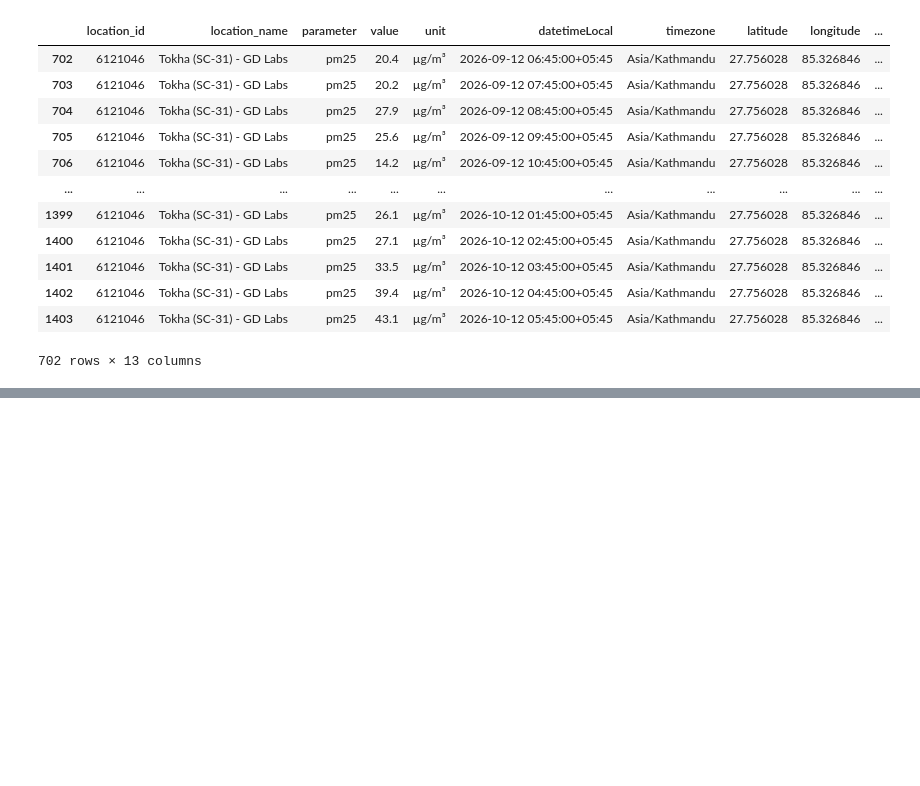
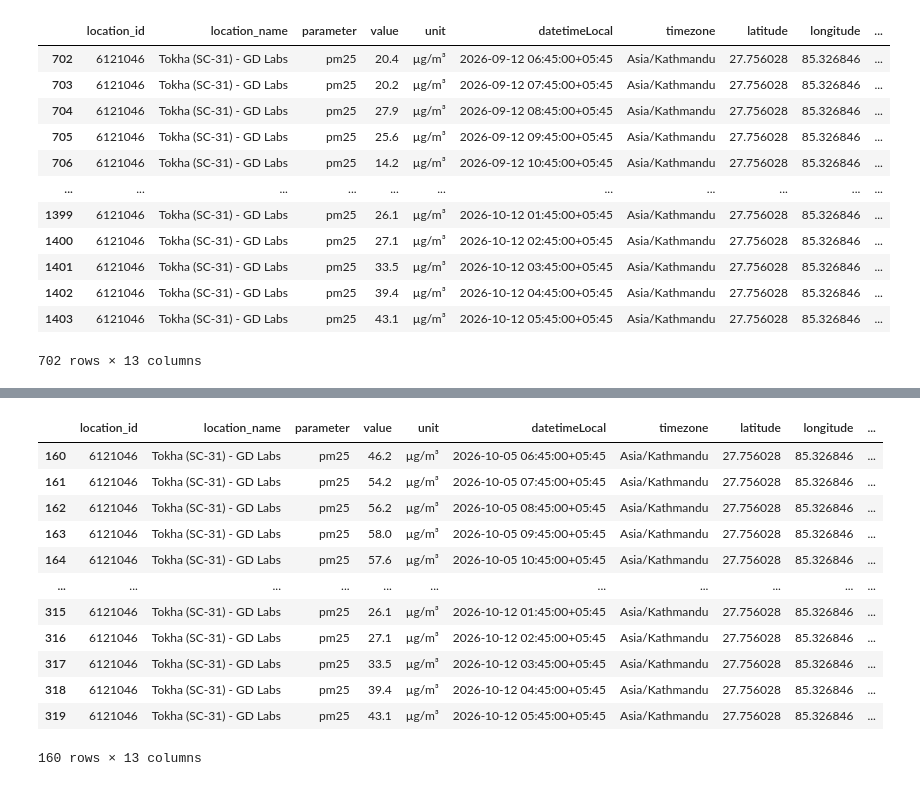
Before and after one commit to Laxmination/Kathmandu-PM2.5-Forecasting, a Jupyter notebook: OpenAQdatasetCleaning/Tokha data cleaning.ipynb, the cells around one changed output, grey strips where cells are left out. Drawn from its saved outputs; the diff is of its cells as text; code cells hidden in the pictures; blank space fills up the shorter version.

```diff
--- a/OpenAQdatasetCleaning/Tokha data cleaning.ipynb
+++ b/OpenAQdatasetCleaning/Tokha data cleaning.ipynb
@@ -208,0 +285,20 @@ cleaned1.to_csv('cleaned_TokhaLast30days.csv', index=False)
+# %%
+# seperating date and time
+cleaned2['datetimeLocal']=pd.to_datetime(cleaned2['datetimeLocal'])
+cleaned2['date']=cleaned2['datetimeLocal'].dt.date
+cleaned2['time']=cleaned2['datetimeLocal'].dt.strftime('%H:%M:%S')
+cleaned2
+# %% [output]
+|  | location_id | location_name | parameter | value | unit | datetimeLocal | timezone | latitude | longitude | ... |
+| 160 | 6121046 | Tokha (SC-31) - GD Labs | pm25 | 46.2 | µg/m³ | 2026-10-05 06:45:00+05:45 | Asia/Kathmandu | 27.756028 | 85.326846 | ... |
+| 161 | 6121046 | Tokha (SC-31) - GD Labs | pm25 | 54.2 | µg/m³ | 2026-10-05 07:45:00+05:45 | Asia/Kathmandu | 27.756028 | 85.326846 | ... |
+| 162 | 6121046 | Tokha (SC-31) - GD Labs | pm25 | 56.2 | µg/m³ | 2026-10-05 08:45:00+05:45 | Asia/Kathmandu | 27.756028 | 85.326846 | ... |
+| 163 | 6121046 | Tokha (SC-31) - GD Labs | pm25 | 58.0 | µg/m³ | 2026-10-05 09:45:00+05:45 | Asia/Kathmandu | 27.756028 | 85.326846 | ... |
+| 164 | 6121046 | Tokha (SC-31) - GD Labs | pm25 | 57.6 | µg/m³ | 2026-10-05 10:45:00+05:45 | Asia/Kathmandu | 27.756028 | 85.326846 | ... |
+| ... | ... | ... | ... | ... | ... | ... | ... | ... | ... | ... |
+| 315 | 6121046 | Tokha (SC-31) - GD Labs | pm25 | 26.1 | µg/m³ | 2026-10-12 01:45:00+05:45 | Asia/Kathmandu | 27.756028 | 85.326846 | ... |
+| 316 | 6121046 | Tokha (SC-31) - GD Labs | pm25 | 27.1 | µg/m³ | 2026-10-12 02:45:00+05:45 | Asia/Kathmandu | 27.756028 | 85.326846 | ... |
+| 317 | 6121046 | Tokha (SC-31) - GD Labs | pm25 | 33.5 | µg/m³ | 2026-10-12 03:45:00+05:45 | Asia/Kathmandu | 27.756028 | 85.326846 | ... |
+| 318 | 6121046 | Tokha (SC-31) - GD Labs | pm25 | 39.4 | µg/m³ | 2026-10-12 04:45:00+05:45 | Asia/Kathmandu | 27.756028 | 85.326846 | ... |
+| 319 | 6121046 | Tokha (SC-31) - GD Labs | pm25 | 43.1 | µg/m³ | 2026-10-12 05:45:00+05:45 | Asia/Kathmandu | 27.756028 | 85.326846 | ... |
+160 rows × 13 columns
```
Also changed, not shown: parts of 6 cells of this notebook, 2 other files.
